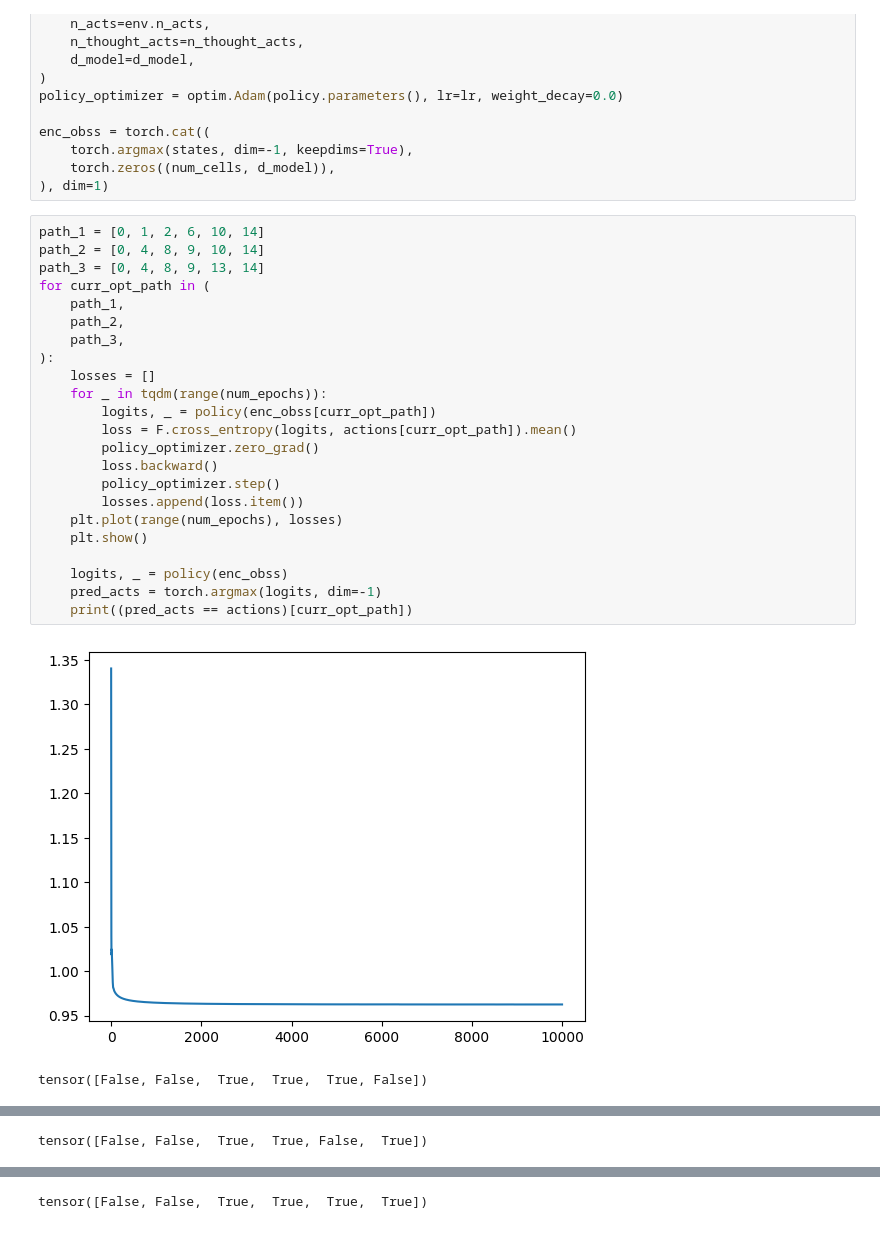
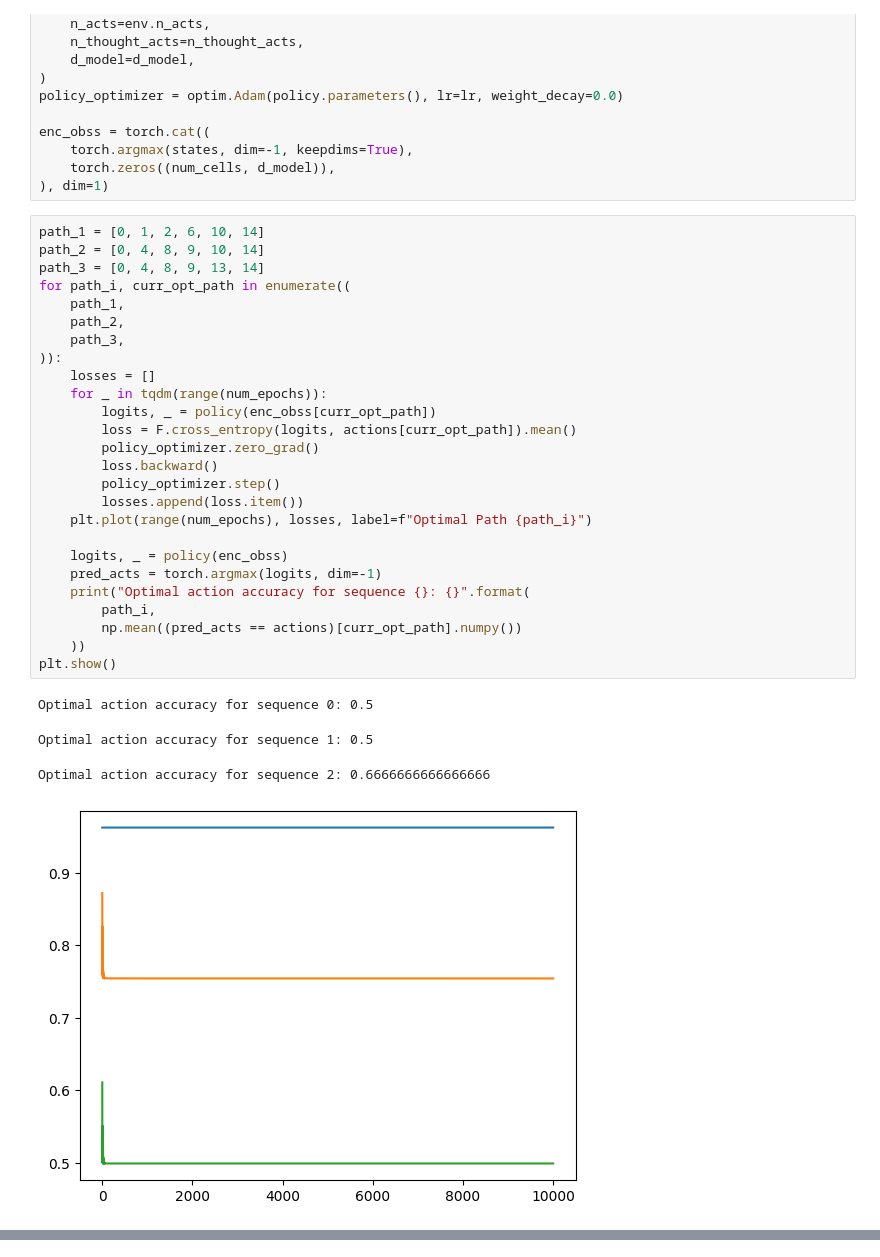
Before and after one commit to chanb/thinking-as-control, a Jupyter notebook: bc.ipynb, the cells around one changed output, grey strips where cells are left out. Drawn from its saved outputs; the diff is of its cells as text.

```diff
--- a/bc.ipynb
+++ b/bc.ipynb
@@ -81,26 +82,31 @@ enc_obss = torch.cat((
 # %%
 path_1 = [0, 1, 2, 6, 10, 14]
 path_2 = [0, 4, 8, 9, 10, 14]
 path_3 = [0, 4, 8, 9, 13, 14]
-for curr_opt_path in (
+for path_i, curr_opt_path in enumerate((
     path_1,
     path_2,
     path_3,
-):
+)):
     losses = []
     for _ in tqdm(range(num_epochs)):
         logits, _ = policy(enc_obss[curr_opt_path])
         loss = F.cross_entropy(logits, actions[curr_opt_path]).mean()
         policy_optimizer.zero_grad()
         loss.backward()
         policy_optimizer.step()
         losses.append(loss.item())
-    plt.plot(range(num_epochs), losses)
-    plt.show()
+    plt.plot(range(num_epochs), losses, label=f"Optimal Path {path_i}")
 
     logits, _ = policy(enc_obss)
     pred_acts = torch.argmax(logits, dim=-1)
-    print((pred_acts == actions)[curr_opt_path])
+    print("Optimal action accuracy for sequence {}: {}".format(
+        path_i,
+        np.mean((pred_acts == actions)[curr_opt_path].numpy())
+    ))
+plt.show()
 # %% [output]
+Optimal action accuracy for sequence 0: 0.5
+Optimal action accuracy for sequence 1: 0.5
+Optimal action accuracy for sequence 2: 0.6666666666666666
-[figure, old version]
+[figure, new version]
-tensor([False, False,  True,  True,  True, False])
@@ -108 +112,0 @@ tensor([False, False,  True,  True,  True, False])
-tensor([False, False,  True,  True, False,  True])
@@ -110 +112,0 @@ tensor([False, False,  True,  True, False,  True])
-tensor([False, False,  True,  True,  True,  True])
```
Also changed, not shown: parts of 2 cells of this notebook, 7 other files.
